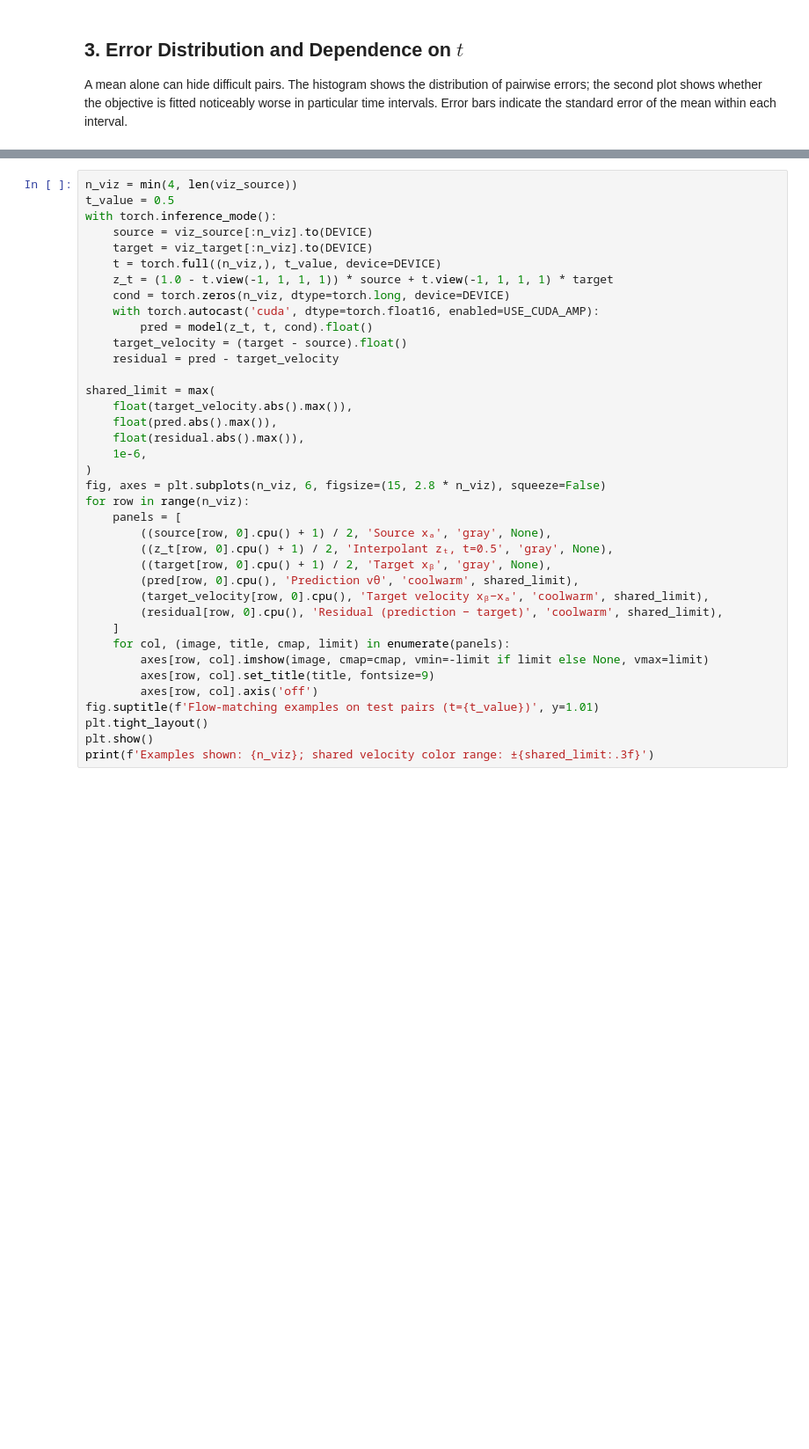
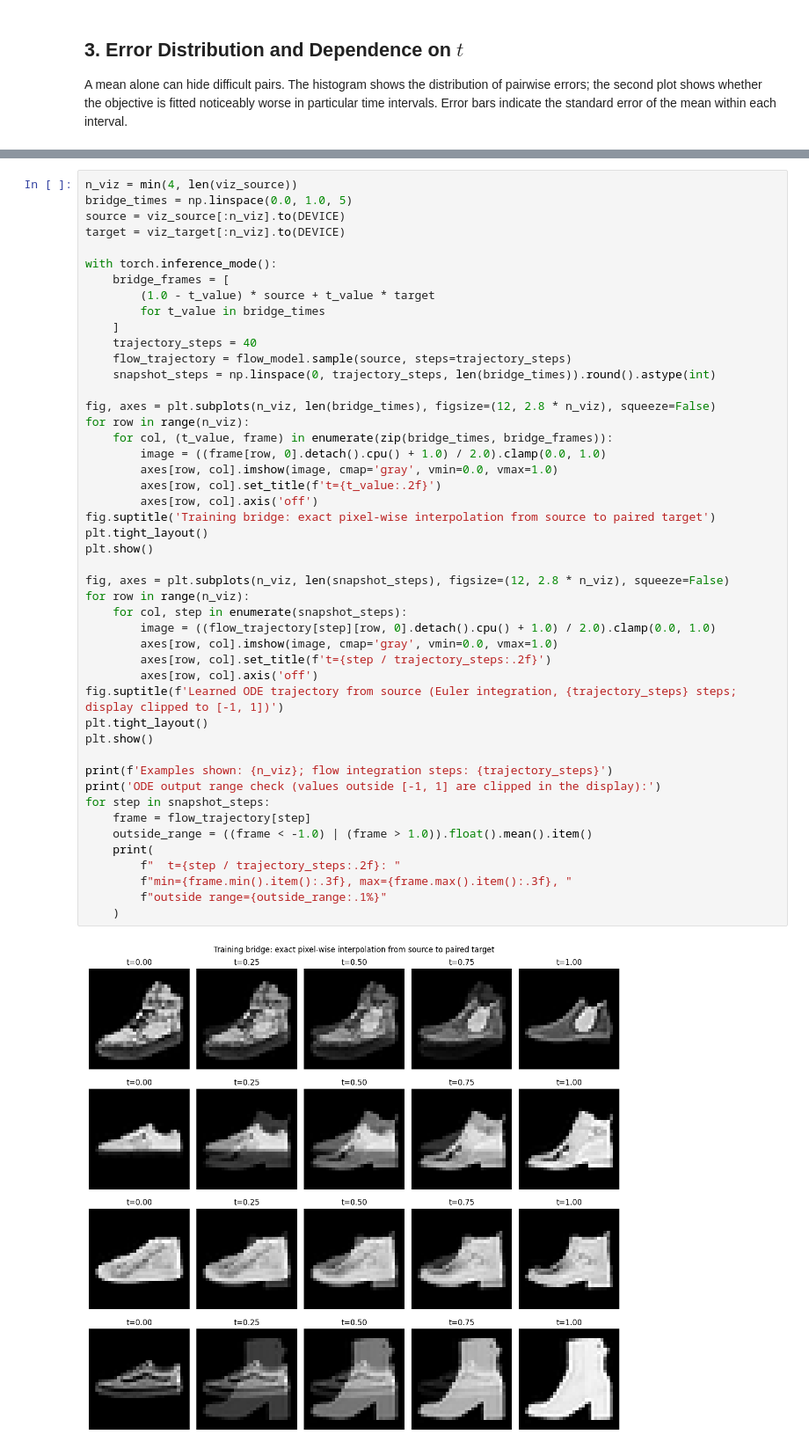
Before and after one commit to Felinchen76/minRF_interpolation, a Jupyter notebook: notebooks/03_training_objective_diagnostics.ipynb, the cells around one changed output, grey strips where cells are left out. Shown at 88% size. Saved outputs shown, nothing was run; the diff lists cells and outputs as text; blank space fills up the shorter version.

Commit message:
notebook with outputs

```diff
--- a/notebooks/03_training_objective_diagnostics.ipynb
+++ b/notebooks/03_training_objective_diagnostics.ipynb
@@ -244,38 +297,49 @@ Each row shows a test pair at $t=0.5$. All velocity images share the same color
 # %%
 n_viz = min(4, len(viz_source))
-t_value = 0.5
+bridge_times = np.linspace(0.0, 1.0, 5)
+source = viz_source[:n_viz].to(DEVICE)
+target = viz_target[:n_viz].to(DEVICE)
+
 with torch.inference_mode():
-    source = viz_source[:n_viz].to(DEVICE)
-    target = viz_target[:n_viz].to(DEVICE)
-    t = torch.full((n_viz,), t_value, device=DEVICE)
-    z_t = (1.0 - t.view(-1, 1, 1, 1)) * source + t.view(-1, 1, 1, 1) * target
-    cond = torch.zeros(n_viz, dtype=torch.long, device=DEVICE)
-    with torch.autocast('cuda', dtype=torch.float16, enabled=USE_CUDA_AMP):
-        pred = model(z_t, t, cond).float()
-    target_velocity = (target - source).float()
-    residual = pred - target_velocity
+    bridge_frames = [
+        (1.0 - t_value) * source + t_value * target
+        for t_value in bridge_times
+    ]
+    trajectory_steps = 40
+    flow_trajectory = flow_model.sample(source, steps=trajectory_steps)
+    snapshot_steps = np.linspace(0, trajectory_steps, len(bridge_times)).round().astype(int)
 
-shared_limit = max(
-    float(target_velocity.abs().max()),
-    float(pred.abs().max()),
-    float(residual.abs().max()),
-    1e-6,
-)
-fig, axes = plt.subplots(n_viz, 6, figsize=(15, 2.8 * n_viz), squeeze=False)
+fig, axes = plt.subplots(n_viz, len(bridge_times), figsize=(12, 2.8 * n_viz), squeeze=False)
 for row in range(n_viz):
-    panels = [
-        ((source[row, 0].cpu() + 1) / 2, 'Source xₐ', 'gray', None),
-        ((z_t[row, 0].cpu() + 1) / 2, 'Interpolant zₜ, t=0.5', 'gray', None),
-        ((target[row, 0].cpu() + 1) / 2, 'Target xᵦ', 'gray', None),
-        (pred[row, 0].cpu(), 'Prediction vθ', 'coolwarm', shared_limit),
-        (target_velocity[row, 0].cpu(), 'Target velocity xᵦ−xₐ', 'coolwarm', shared_limit),
-        (residual[row, 0].cpu(), 'Residual (prediction − target)', 'coolwarm', shared_limit),
-    ]
-    for col, (image, title, cmap, limit) in enumerate(panels):
-        axes[row, col].imshow(image, cmap=cmap, vmin=-limit if limit else None, vmax=limit)
-        axes[row, col].set_title(title, fontsize=9)
+    for col, (t_value, frame) in enumerate(zip(bridge_times, bridge_frames)):
+        image = ((frame[row, 0].detach().cpu() + 1.0) / 2.0).clamp(0.0, 1.0)
+        axes[row, col].imshow(image, cmap='gray', vmin=0.0, vmax=1.0)
+        axes[row, col].set_title(f't={t_value:.2f}')
         axes[row, col].axis('off')
-fig.suptitle(f'Flow-matching examples on test pairs (t={t_value})', y=1.01)
+fig.suptitle('Training bridge: exact pixel-wise interpolation from source to paired target')
 plt.tight_layout()
 plt.show()
-print(f'Examples shown: {n_viz}; shared velocity color range: ±{shared_limit:.3f}')
+
+fig, axes = plt.subplots(n_viz, len(snapshot_steps), figsize=(12, 2.8 * n_viz), squeeze=False)
+for row in range(n_viz):
+    for col, step in enumerate(snapshot_steps):
+        image = ((flow_trajectory[step][row, 0].detach().cpu() + 1.0) / 2.0).clamp(0.0, 1.0)
+        axes[row, col].imshow(image, cmap='gray', vmin=0.0, vmax=1.0)
+        axes[row, col].set_title(f't={step / trajectory_steps:.2f}')
+        axes[row, col].axis('off')
+fig.suptitle(f'Learned ODE trajectory from source (Euler integration, {trajectory_steps} steps; display clipped to [-1, 1])')
+plt.tight_layout()
+plt.show()
+
+print(f'Examples shown: {n_viz}; flow integration steps: {trajectory_steps}')
+print('ODE output range check (values outside [-1, 1] are clipped in the display):')
+for step in snapshot_steps:
+    frame = flow_trajectory[step]
+    outside_range = ((frame < -1.0) | (frame > 1.0)).float().mean().item()
+    print(
+        f"  t={step / trajectory_steps:.2f}: "
+        f"min={frame.min().item():.3f}, max={frame.max().item():.3f}, "
+        f"outside range={outside_range:.1%}"
+    )
+# %% [output]
+[figure, added]
```
Also changed, not shown: parts of 9 cells of this notebook.
